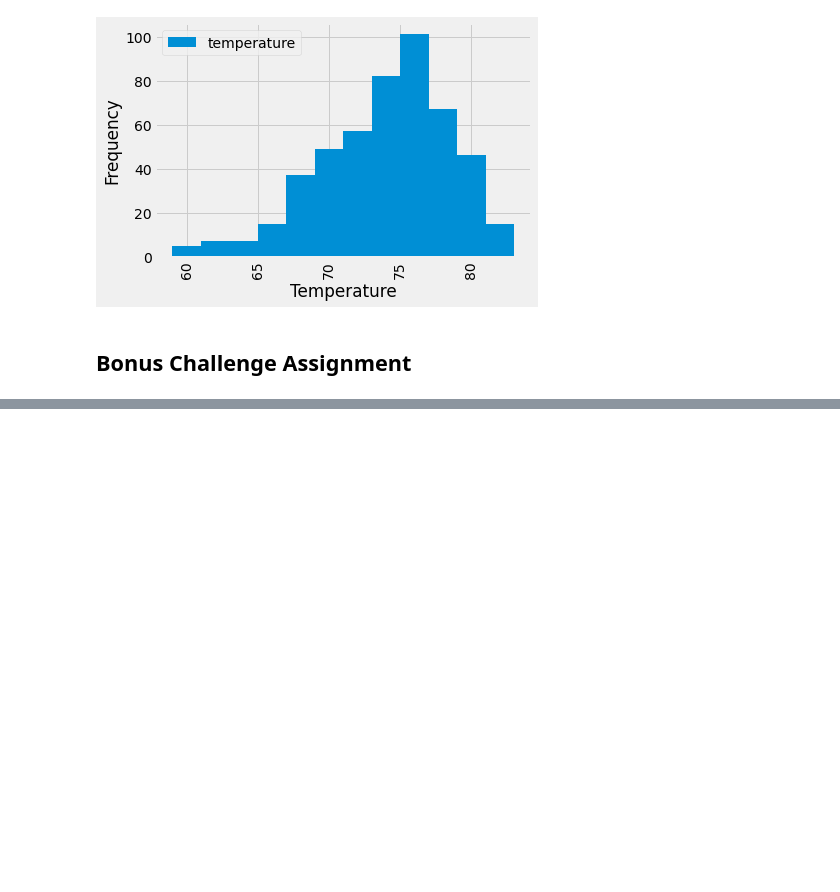
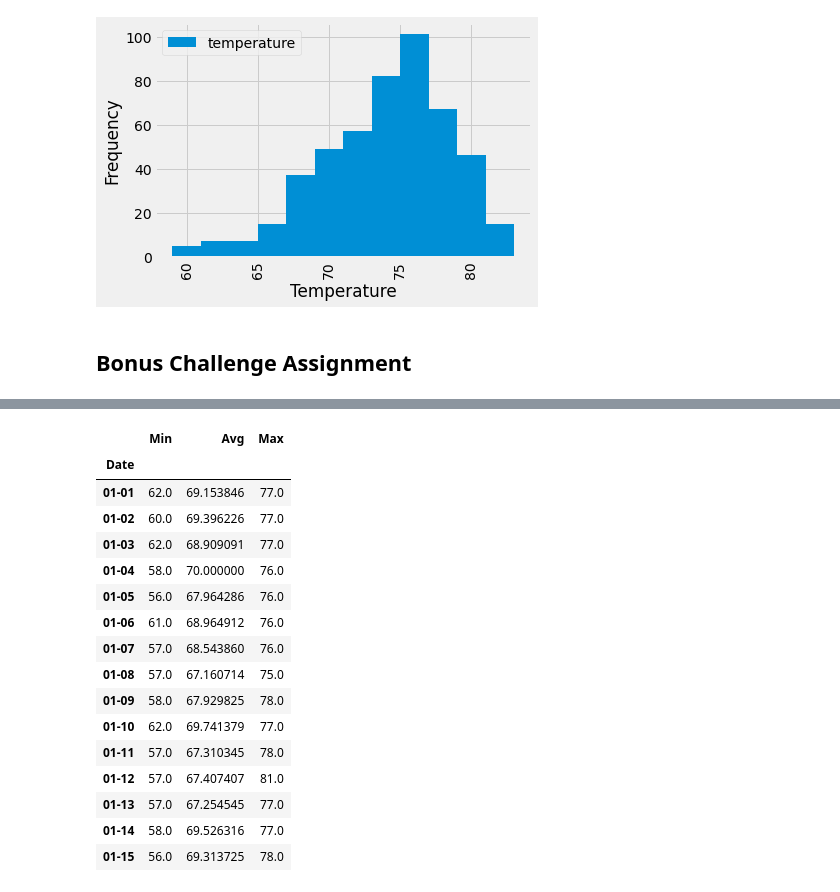
Before and after one commit to MATaylor0/sqlalchemy-challenge, a Jupyter notebook: climate_starter.ipynb, the cells around one changed output, grey strips where cells are left out. Drawn from its saved outputs; the diff is of its cells as text; code cells hidden in the pictures; blank space fills up the shorter version.

```diff
--- a/climate_starter.ipynb
+++ b/climate_starter.ipynb
@@ -223,4 +292,28 @@ daily_normals("01-01")
 # %%
 # Load the previous query results into a Pandas DataFrame and add the `trip_dates` range as the `date` index
+trip_df = pd.DataFrame(normal_temps_clean, columns = ['Min', 'Avg', 'Max'])
+
+trip_df["Date"] = trip_dates
+trip_df.set_index("Date", inplace = True)
+
+trip_df
+# %% [output]
+|  | Min | Avg | Max |
+| Date |  |  |  |
+| 01-01 | 62.0 | 69.153846 | 77.0 |
+| 01-02 | 60.0 | 69.396226 | 77.0 |
+| 01-03 | 62.0 | 68.909091 | 77.0 |
+| 01-04 | 58.0 | 70.000000 | 76.0 |
+| 01-05 | 56.0 | 67.964286 | 76.0 |
+| 01-06 | 61.0 | 68.964912 | 76.0 |
+| 01-07 | 57.0 | 68.543860 | 76.0 |
+| 01-08 | 57.0 | 67.160714 | 75.0 |
+| 01-09 | 58.0 | 67.929825 | 78.0 |
+| 01-10 | 62.0 | 69.741379 | 77.0 |
+| 01-11 | 57.0 | 67.310345 | 78.0 |
+| 01-12 | 57.0 | 67.407407 | 81.0 |
+| 01-13 | 57.0 | 67.254545 | 77.0 |
+| 01-14 | 58.0 | 69.526316 | 77.0 |
+| 01-15 | 56.0 | 69.313725 | 78.0 |
 # %%
 # Plot the daily normals as an area plot with `stacked=False`
```
Also changed, not shown: parts of 12 cells of this notebook, 2 other files.
